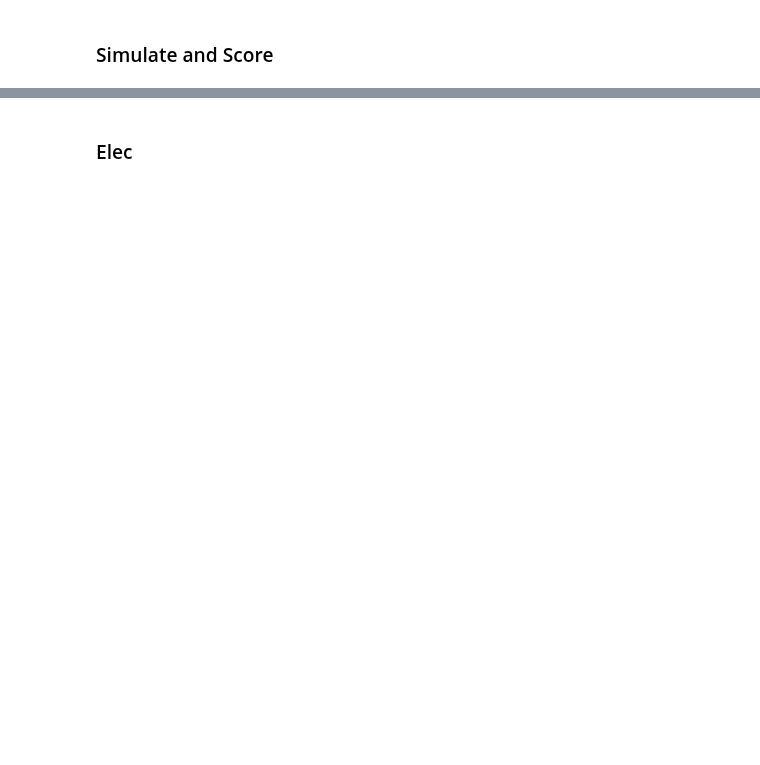
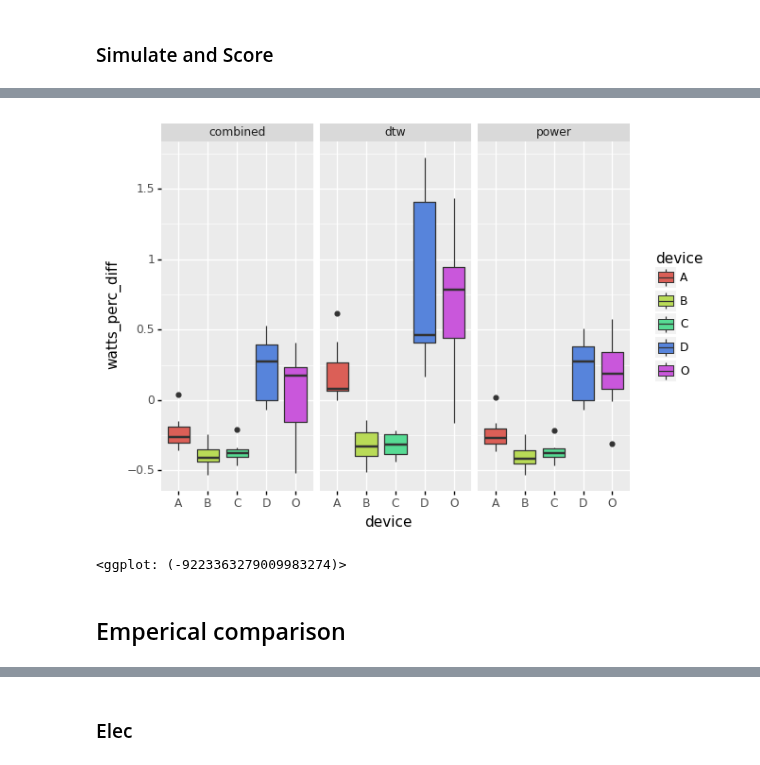
Before and after one commit to mnicstruwig/FlexibleFluxSimulator, a Jupyter notebook: experiments/2021-03-03-Optimal-Design-Comparison.ipynb, the cells around one changed output, grey strips where cells are left out. Drawn from its saved outputs; the diff is of its cells as text; code cells hidden in the pictures; blank space fills up the shorter version.

```diff
--- a/experiments/2021-03-03-Optimal-Design-Comparison.ipynb
+++ b/experiments/2021-03-03-Optimal-Design-Comparison.ipynb
@@ -662,0 +624,8 @@ p + geom_density(aes(x='rms_perc_diff'), data=m1_scores_filtered, fill='red', al
+# %%
+p = ggplot(aes(x='device', y='watts_perc_diff', fill='device'), m2_parsed['scores'])
+p + geom_boxplot() + facet_grid('. ~ cost_metric')
+# %% [output]
+[figure, added]
+<ggplot: (-9223363279009983274)>
+# %% [markdown]
+## Emperical comparison
```
Also changed, not shown: parts of 48 cells of this notebook, 2 other files.
